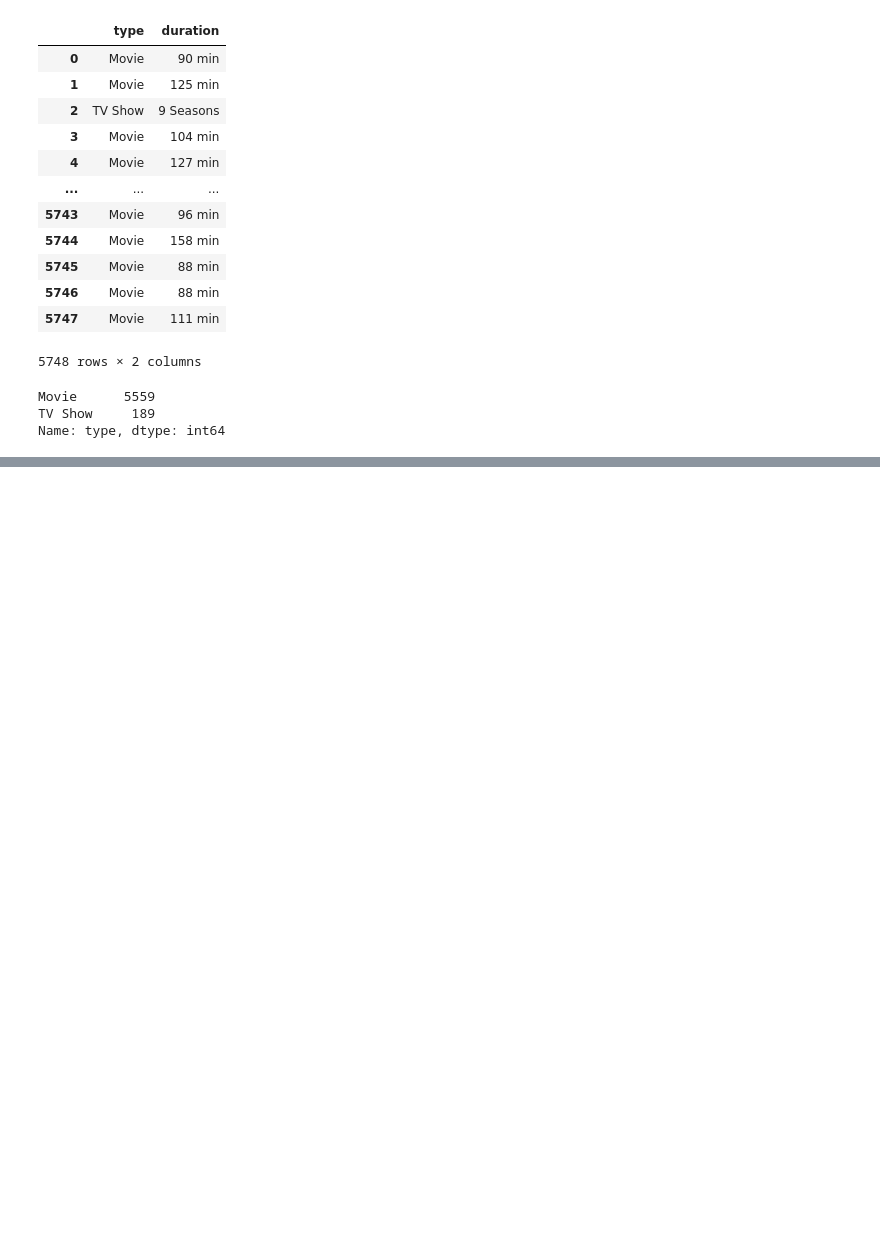
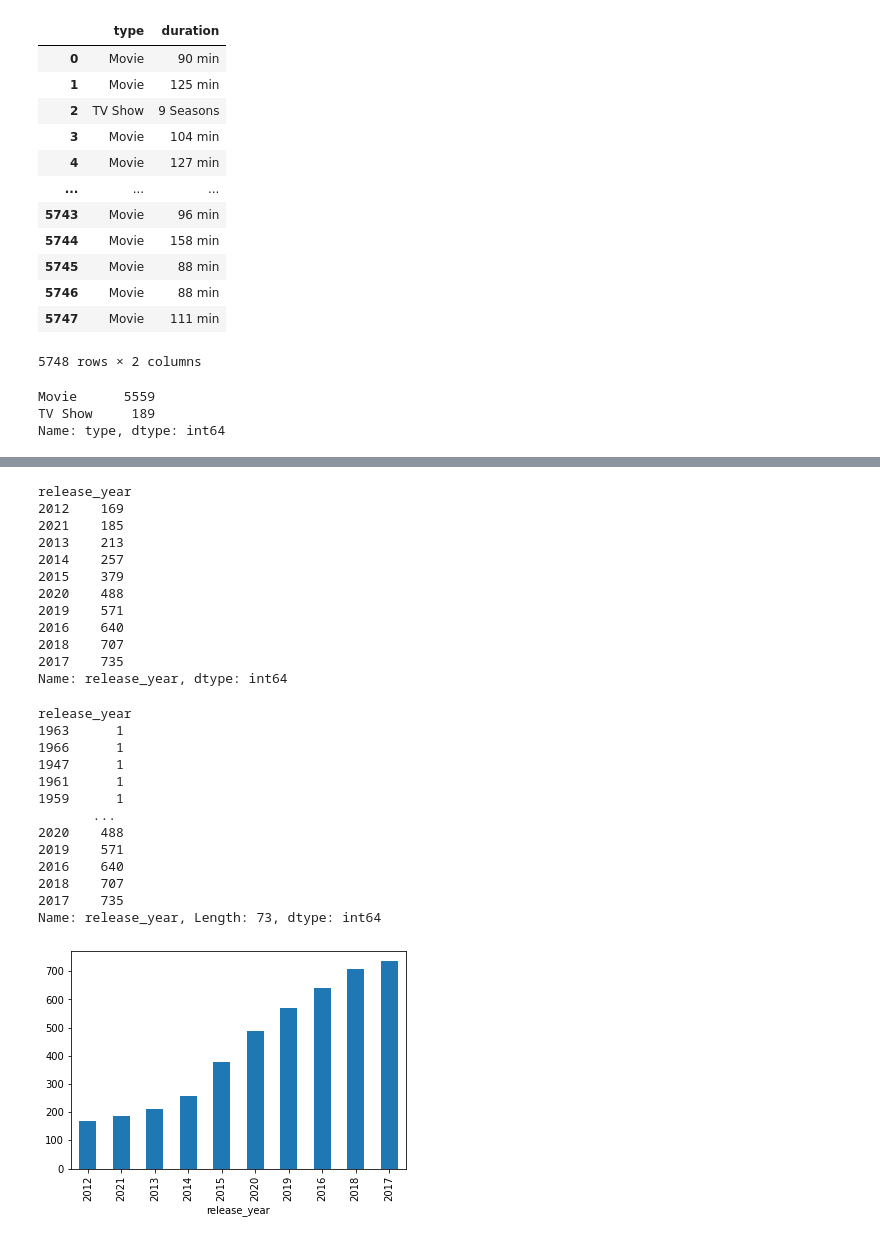
Before and after one commit to KarinaDav/Python-mokymai, a Jupyter notebook: baigiamasis_darbas.ipynb, the cells around one changed output, grey strips where cells are left out. Cells and saved outputs as stored; diff of their text form; code cells hidden in the pictures; blank space fills up the shorter version.

```diff
--- a/baigiamasis_darbas.ipynb
+++ b/baigiamasis_darbas.ipynb
@@ -173,0 +157,5 @@ TypeError: no numeric data to plot
+# %%
+netflix_df_2[netflix_df_2['type']=='TV Show']
+# pridedam stulpelim kur bus paskaiciuota kiek serialu buvo isleista atitinkamais metais, tam kad duomenys galetumem atvaizduoti grafike
+netflix_df_2['count']=1
+netflix_df_2
@@ -174,3 +208,35 @@ TypeError: no numeric data to plot
+# %%
+netflix_tv_show=netflix_df_2.groupby('release_year')['release_year'].count().sort_values()
+print(netflix_tv_show.tail(10))
+netflix_tv_show.tail(10).plot.bar()
+netflix_tv_show
+# %% [output]
+release_year
+2012    169
+2021    185
+2013    213
+2014    257
+2015    379
+2020    488
+2019    571
+2016    640
+2018    707
+2017    735
+Name: release_year, dtype: int64
+release_year
+1963      1
+1966      1
+1947      1
+1961      1
+1959      1
+       ...
+2020    488
+2019    571
+2016    640
+2018    707
+2017    735
+Name: release_year, Length: 73, dtype: int64
+[figure, added]
 # %%
 netflix_movie.groupby('country').count()
 # %% [output]
```
Also changed, not shown: parts of 14 cells of this notebook.
